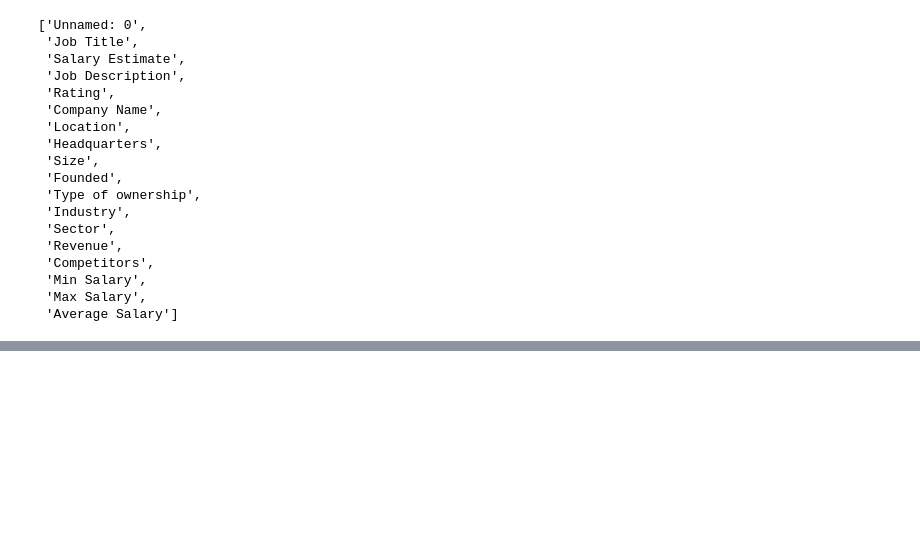
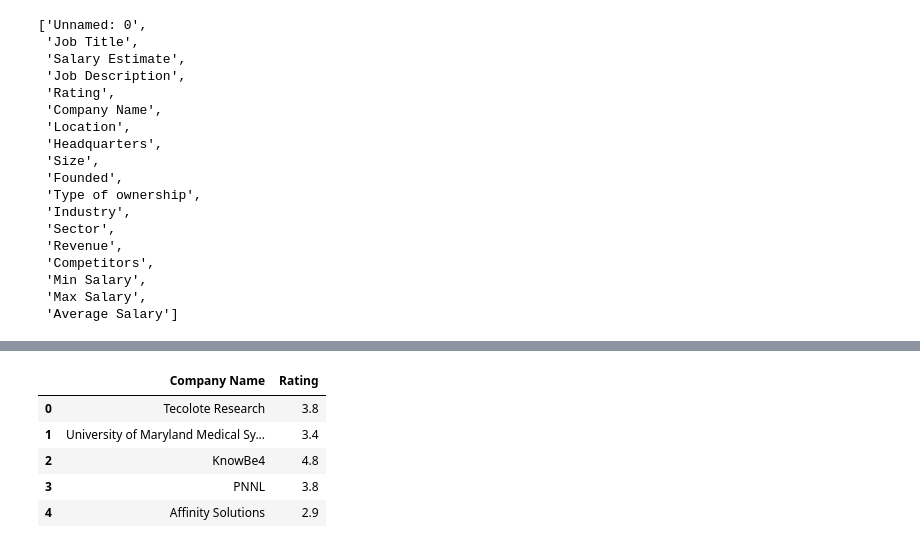
Before and after one commit to nitin28061999/Glassdoor-salary-predictor, a Jupyter notebook: Notebooks/02_Data_Cleaning.ipynb, the cells around one changed output, grey strips where cells are left out. Saved outputs shown, nothing was run; the diff lists cells and outputs as text; code cells hidden in the pictures; blank space fills up the shorter version.

```diff
--- a/Notebooks/02_Data_Cleaning.ipynb
+++ b/Notebooks/02_Data_Cleaning.ipynb
@@ -295,3 +295,12 @@ df.head()
 | 4 | Data Scientist | 86-143 | Data Scientist\nAffinity Solution... | 2.9 | Affinity Solutions\n2.9 | New York, NY | New York, NY | 51 to 200 employees | ... |
 # %%
 df['Company Name'] = df['Company Name'].str.split('\n').str[0]
+# %%
+df[['Company Name', 'Rating']].head()
+# %% [output]
+|  | Company Name | Rating |
+| 0 | Tecolote Research | 3.8 |
+| 1 | University of Maryland Medical Sy... | 3.4 |
+| 2 | KnowBe4 | 4.8 |
+| 3 | PNNL | 3.8 |
+| 4 | Affinity Solutions | 2.9 |
```
Also changed, not shown: parts of 6 cells of this notebook, 1 other file.
